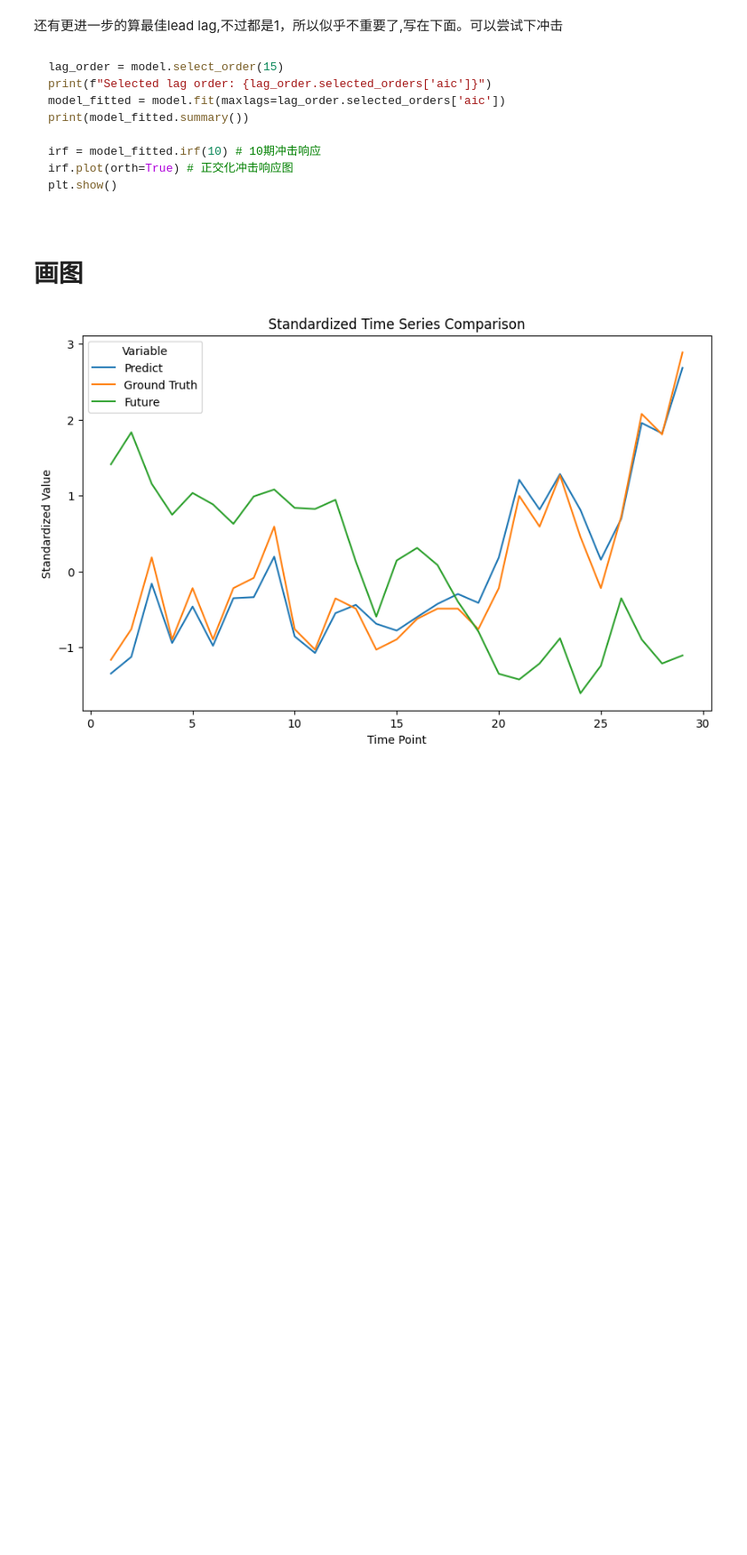
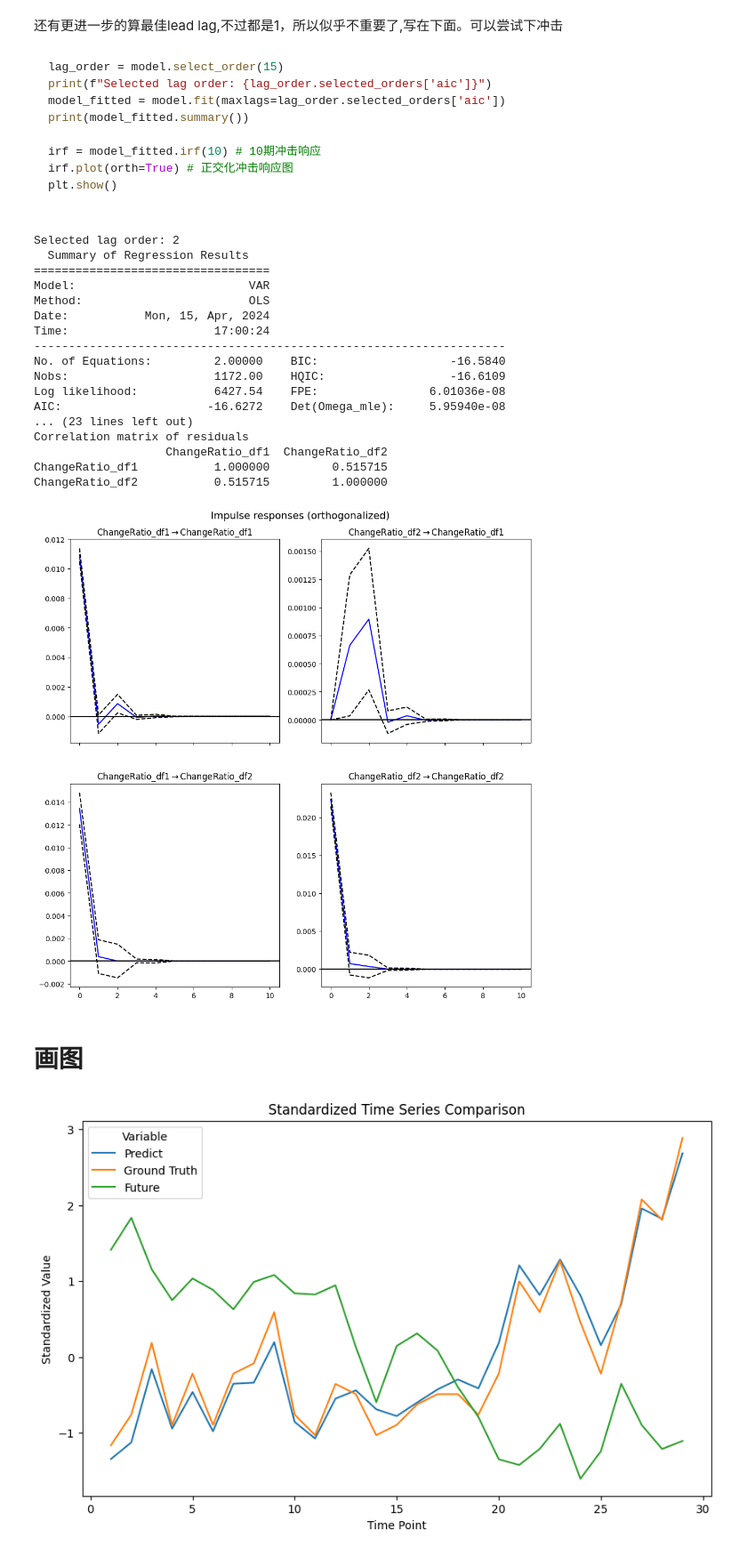
Before and after one commit to hjzlitter/futures-stocks, a Jupyter notebook: new.ipynb, the cells around one changed output. Shown at 89% size. Drawn from its saved outputs; the diff is of its cells as text; code cells hidden in the pictures; blank space fills up the shorter version.

````diff
--- a/new.ipynb
+++ b/new.ipynb
@@ -153,6 +153,36 @@ irf.plot(orth=True) # 正交化冲击响应图
 plt.show()
 
 ```
+# %%
+data, label = data_generator(fut_df, stock_df[0], feature)
+model = VAR(data)
+lag_order = model.select_order(15)
+print(f"Selected lag order: {lag_order.selected_orders['aic']}")
+model_fitted = model.fit(maxlags=lag_order.selected_orders['aic'])
+print(model_fitted.summary())
+
+irf = model_fitted.irf(10) # 10期冲击响应
+irf.plot(orth=True) # 正交化冲击响应图
+plt.show()
+# %% [output]
+Selected lag order: 2
+  Summary of Regression Results
+==================================
+Model:                         VAR
+Method:                        OLS
+Date:           Mon, 15, Apr, 2024
+Time:                     17:00:24
+--------------------------------------------------------------------
+No. of Equations:         2.00000    BIC:                   -16.5840
+Nobs:                     1172.00    HQIC:                  -16.6109
+Log likelihood:           6427.54    FPE:                6.01036e-08
+AIC:                     -16.6272    Det(Omega_mle):     5.95940e-08
+... (23 lines left out)
+Correlation matrix of residuals
+                   ChangeRatio_df1  ChangeRatio_df2
+ChangeRatio_df1           1.000000         0.515715
+ChangeRatio_df2           0.515715         1.000000
+[figure, added]
 # %% [markdown]
 # 画图
 # %%
````
Also changed, not shown: parts of 1 cell of this notebook, 1 other file.
